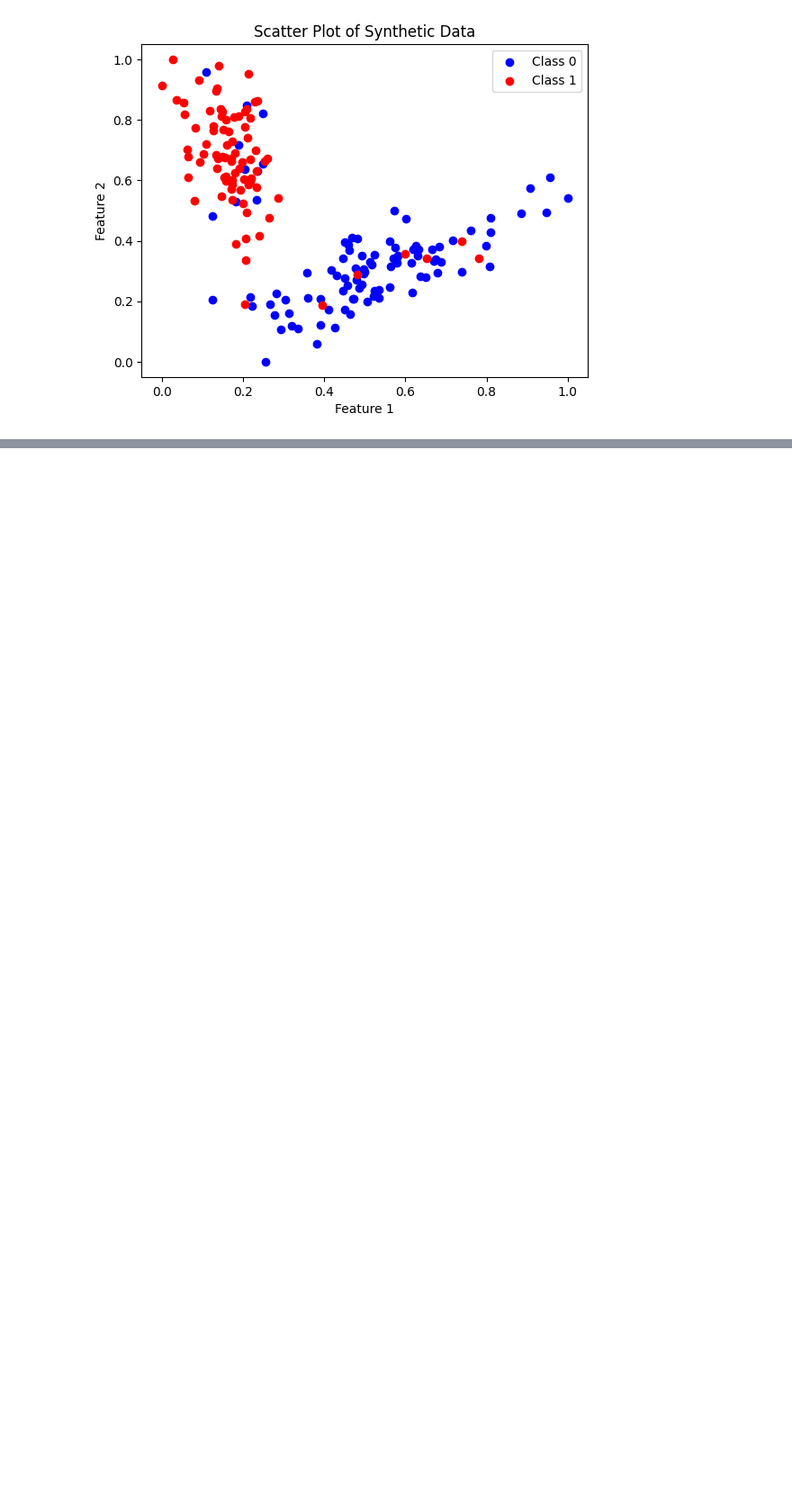
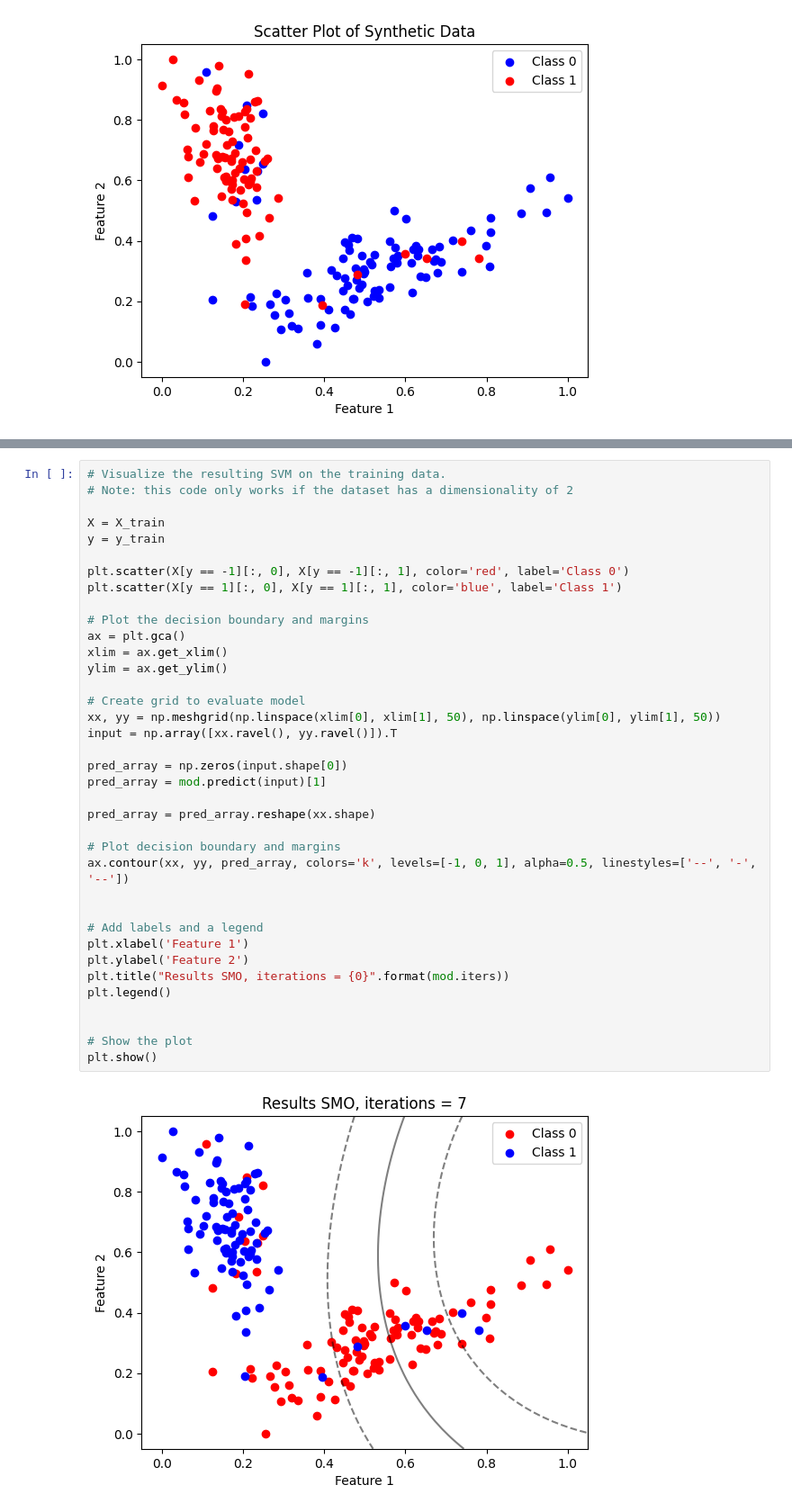
Before and after one commit to idekker1/SMO_ES, a Jupyter notebook: SMO_ES/example.ipynb, the cells around one changed output, grey strips where cells are left out. Shown at 90% size. Saved outputs shown, nothing was run; the diff lists cells and outputs as text; blank space fills up the shorter version.

```diff
--- a/SMO_ES/example.ipynb
+++ b/SMO_ES/example.ipynb
@@ -183,0 +301,39 @@ figure.tight_layout()
+# %%
+# Visualize the resulting SVM on the training data.
+# Note: this code only works if the dataset has a dimensionality of 2
+
+X = X_train
+y = y_train
+
+plt.scatter(X[y == -1][:, 0], X[y == -1][:, 1], color='red', label='Class 0')
+plt.scatter(X[y == 1][:, 0], X[y == 1][:, 1], color='blue', label='Class 1')
+
+# Plot the decision boundary and margins
+ax = plt.gca()
+xlim = ax.get_xlim()
+ylim = ax.get_ylim()
+
+# Create grid to evaluate model
+xx, yy = np.meshgrid(np.linspace(xlim[0], xlim[1], 50), np.linspace(ylim[0], ylim[1], 50))
+input = np.array([xx.ravel(), yy.ravel()]).T
+
+pred_array = np.zeros(input.shape[0])
+pred_array = mod.predict(input)[1]
+
+pred_array = pred_array.reshape(xx.shape)
+
+# Plot decision boundary and margins
+ax.contour(xx, yy, pred_array, colors='k', levels=[-1, 0, 1], alpha=0.5, linestyles=['--', '-', '--'])
+
+
+# Add labels and a legend
+plt.xlabel('Feature 1')
+plt.ylabel('Feature 2')
+plt.title("Results SMO, iterations = {0}".format(mod.iters))
+plt.legend()
+
+
+# Show the plot
+plt.show()
+# %% [output]
+[figure, added]
```
Also changed, not shown: parts of 20 cells of this notebook, 1 other file.
